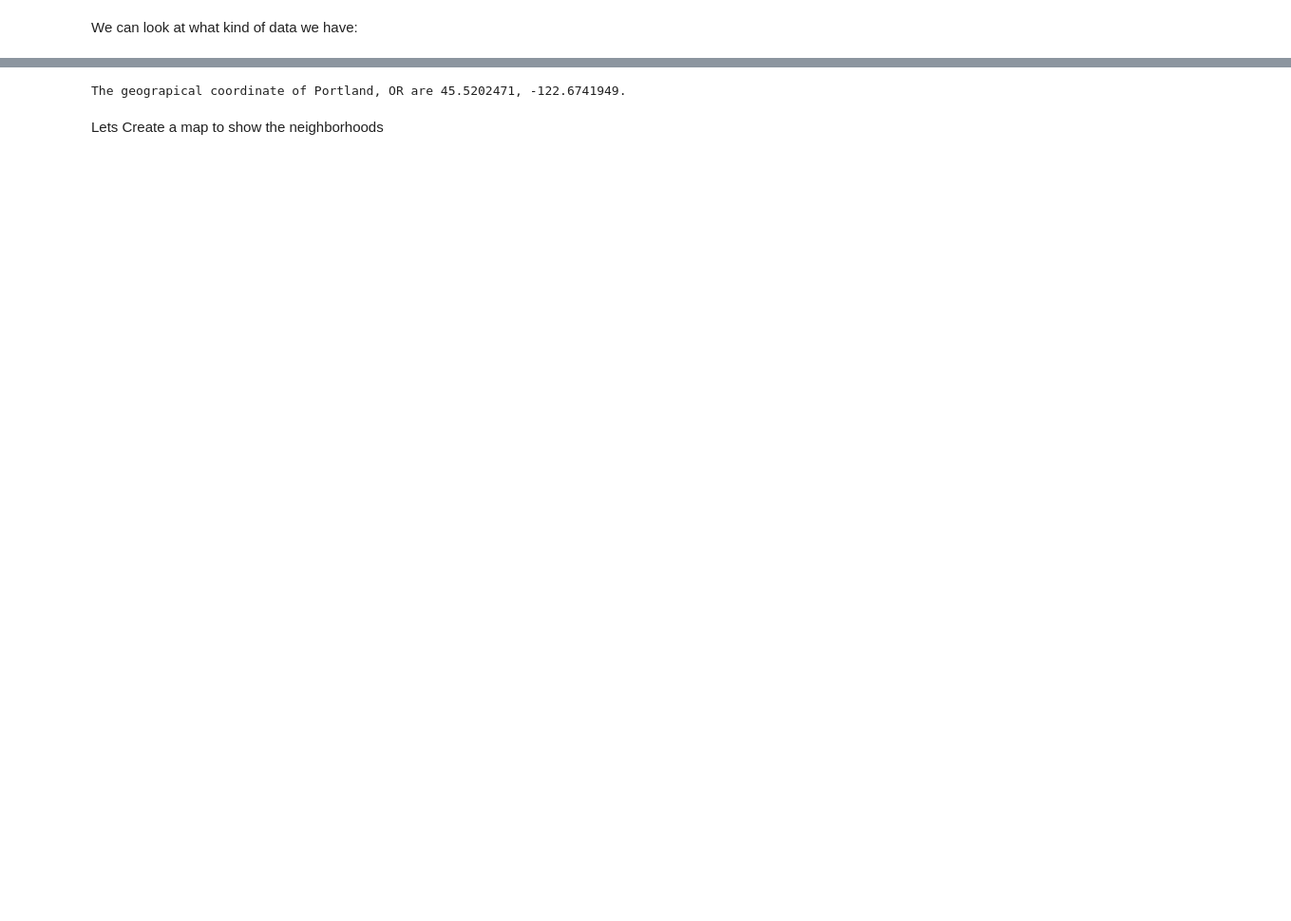
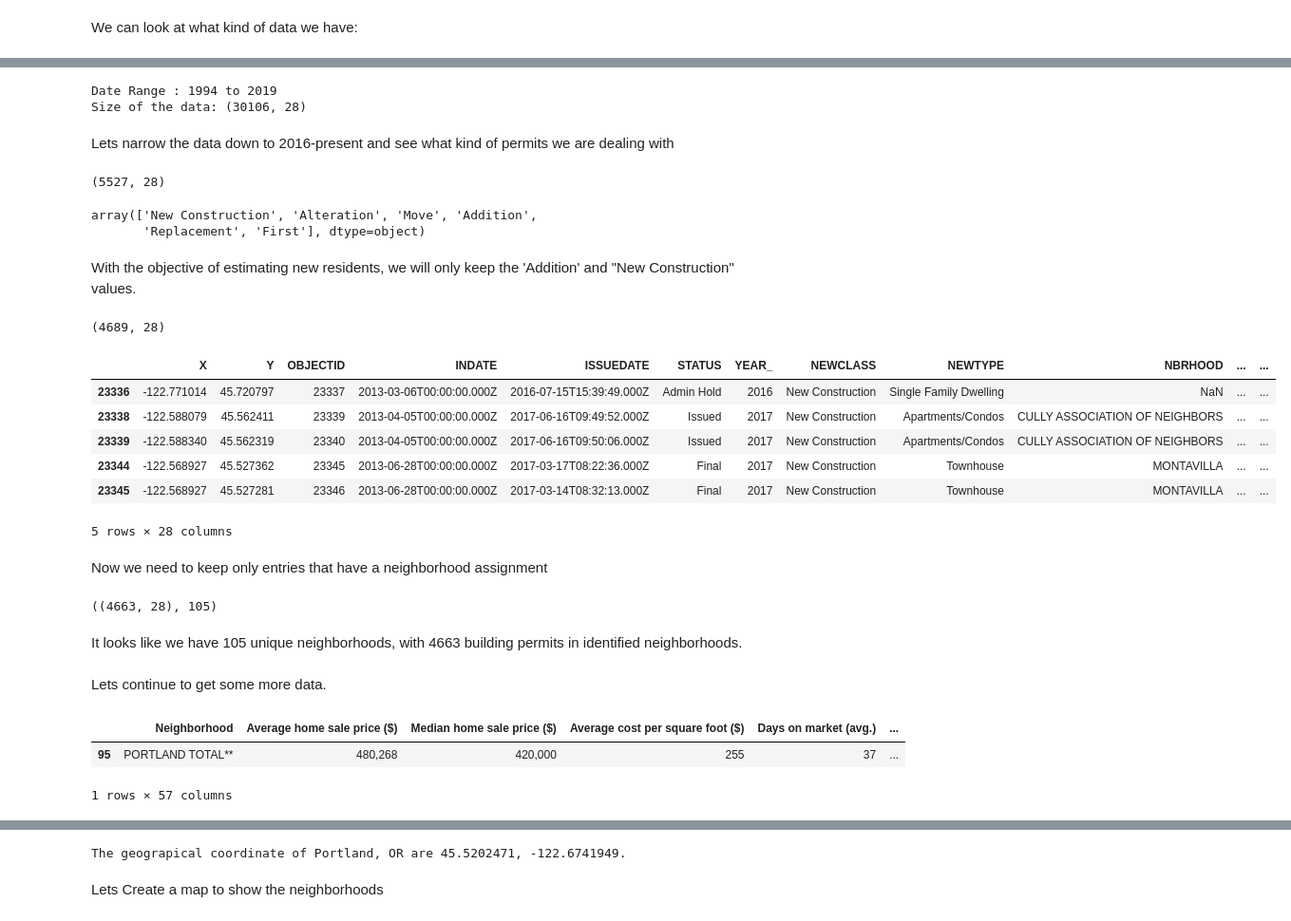
Before and after one commit to ExtraLime/Coursea_Capstone, a Jupyter notebook: pdx.ipynb, the cells around one changed output, grey strips where cells are left out. Shown: that part at 95% size. Drawn from its saved outputs; the diff is of its cells as text; code cells hidden in the pictures; blank space fills up the shorter version.

Commit message:
added scraped data

```diff
--- a/pdx.ipynb
+++ b/pdx.ipynb
@@ -50,0 +53,46 @@ permits_df = pd.read_csv('Resi')
+# %%
+permits_df = pd.read_csv('Residential_Building_Permits.csv')
+#lets look at the time frame of the permits
+print('Date Range : {} to {}'.format(min(permits_df['YEAR_']),max(permits_df['YEAR_'])))
+print('Size of the data: {}'.format(permits_df.shape))
+# %% [output]
+Date Range : 1994 to 2019
+Size of the data: (30106, 28)
+# %% [markdown]
+Lets narrow the data down to 2016-present and see what kind of permits we are dealing with
+# %%
+permits_df = permits_df[permits_df['YEAR_'] >= 2016]
+print(permits_df.shape)
+permits_df.NEWCLASS.unique()
+# %% [output]
+(5527, 28)
+array(['New Construction', 'Alteration', 'Move', 'Addition',
+       'Replacement', 'First'], dtype=object)
+# %% [markdown]
+With the objective of estimating new residents, we will only keep the 'Addition' and "New Construction" values.
+# %%
+permits_df = permits_df[permits_df['NEWCLASS'].isin(['New Construction','Addition'])]
+permits_df.shape
+# %% [output]
+(4689, 28)
+# %%
+permits_df.head()
+# %% [output]
+|  | X | Y | OBJECTID | INDATE | ISSUEDATE | STATUS | YEAR_ | NEWCLASS | NEWTYPE | NBRHOOD | ... | ... |
+| 23336 | -122.771014 | 45.720797 | 23337 | 2013-03-06T00:00:00.000Z | 2016-07-15T15:39:49.000Z | Admin Hold | 2016 | New Construction | Single Family Dwelling | NaN | ... | ... |
+| 23338 | -122.588079 | 45.562411 | 23339 | 2013-04-05T00:00:00.000Z | 2017-06-16T09:49:52.000Z | Issued | 2017 | New Construction | Apartments/Condos | CULLY ASSOCIATION OF NEIGHBORS | ... | ... |
+| 23339 | -122.588340 | 45.562319 | 23340 | 2013-04-05T00:00:00.000Z | 2017-06-16T09:50:06.000Z | Issued | 2017 | New Construction | Apartments/Condos | CULLY ASSOCIATION OF NEIGHBORS | ... | ... |
+| 23344 | -122.568927 | 45.527362 | 23345 | 2013-06-28T00:00:00.000Z | 2017-03-17T08:22:36.000Z | Final | 2017 | New Construction | Townhouse | MONTAVILLA | ... | ... |
+| 23345 | -122.568927 | 45.527281 | 23346 | 2013-06-28T00:00:00.000Z | 2017-03-14T08:32:13.000Z | Final | 2017 | New Construction | Townhouse | MONTAVILLA | ... | ... |
+5 rows × 28 columns
+# %% [markdown]
+Now we need to keep only entries that have a neighborhood assignment
+# %%
+permits_df = permits_df[permits_df['NBRHOOD'].notnull()]
+permits_df.shape,len(permits_df.NBRHOOD.unique())
+# %% [output]
+((4663, 28), 105)
+# %% [markdown]
+It looks like we have 105 unique neighborhoods, with 4663 building permits in identified neighborhoods.
+# %% [markdown]
+Lets continue to get some more data.
@@ -50,0 +109,6 @@ permits_df = pd.read_csv('Resi')
+# %%
+pdx_hood_df[pdx_hood_df['Neighborhood'] == 'PORTLAND TOTAL**']
+# %% [output]
+|  | Neighborhood | Average home sale price ($) | Median home sale price ($) | Average cost per square foot ($) | Days on market (avg.) | ... |
+| 95 | PORTLAND TOTAL** | 480,268 | 420,000 | 255 | 37 | ... |
+1 rows × 57 columns
```
Also changed, not shown: parts of 32 cells of this notebook, 1 other file.
